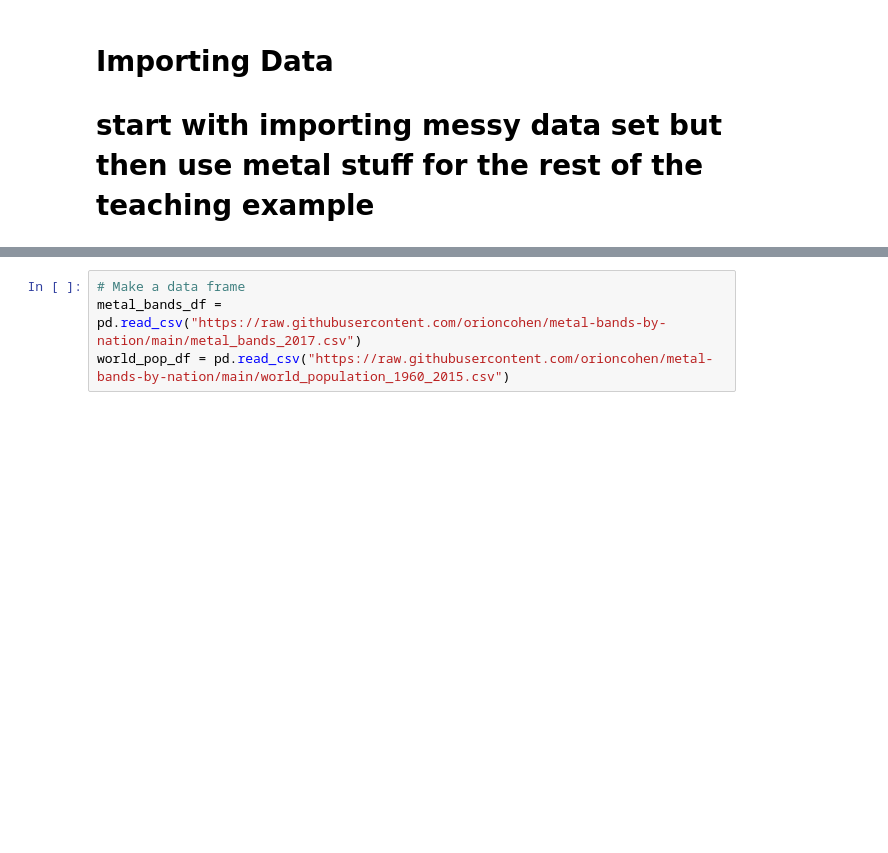
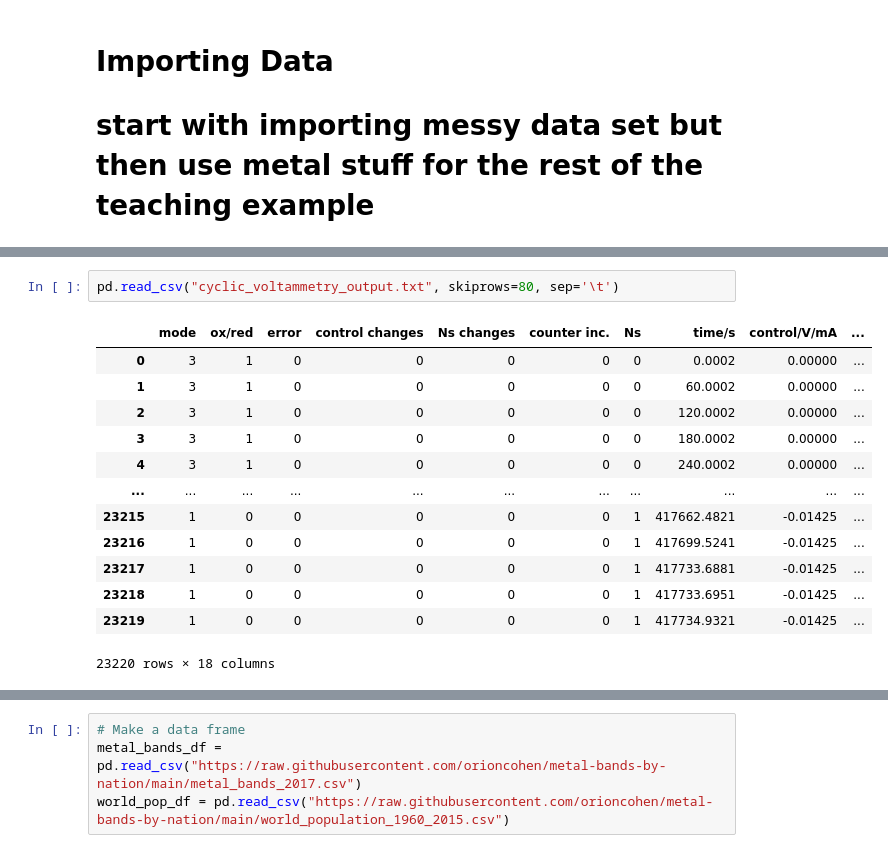
Before and after one commit to orionarcher/metal-bands-by-nation, a Jupyter notebook: PandasWorkshop.ipynb, the cells around one changed output, grey strips where cells are left out. Saved outputs shown, nothing was run; the diff lists cells and outputs as text; blank space fills up the shorter version.

Commit message:
added imports of messy cyclic voltammetry data

```diff
--- a/PandasWorkshop.ipynb
+++ b/PandasWorkshop.ipynb
@@ -20,0 +62,16 @@ world_pop_data = req.text
+# %%
+pd.read_csv("cyclic_voltammetry_output.txt", skiprows=80, sep='\t')
+# %% [output]
+|  | mode | ox/red | error | control changes | Ns changes | counter inc. | Ns | time/s | control/V/mA | ... |
+| 0 | 3 | 1 | 0 | 0 | 0 | 0 | 0 | 0.0002 | 0.00000 | ... |
+| 1 | 3 | 1 | 0 | 0 | 0 | 0 | 0 | 60.0002 | 0.00000 | ... |
+| 2 | 3 | 1 | 0 | 0 | 0 | 0 | 0 | 120.0002 | 0.00000 | ... |
+| 3 | 3 | 1 | 0 | 0 | 0 | 0 | 0 | 180.0002 | 0.00000 | ... |
+| 4 | 3 | 1 | 0 | 0 | 0 | 0 | 0 | 240.0002 | 0.00000 | ... |
+| ... | ... | ... | ... | ... | ... | ... | ... | ... | ... | ... |
+| 23215 | 1 | 0 | 0 | 0 | 0 | 0 | 1 | 417662.4821 | -0.01425 | ... |
+| 23216 | 1 | 0 | 0 | 0 | 0 | 0 | 1 | 417699.5241 | -0.01425 | ... |
+| 23217 | 1 | 0 | 0 | 0 | 0 | 0 | 1 | 417733.6881 | -0.01425 | ... |
+| 23218 | 1 | 0 | 0 | 0 | 0 | 0 | 1 | 417733.6951 | -0.01425 | ... |
+| 23219 | 1 | 0 | 0 | 0 | 0 | 0 | 1 | 417734.9321 | -0.01425 | ... |
+23220 rows × 18 columns
```
Also changed, not shown: parts of 12 cells of this notebook.
